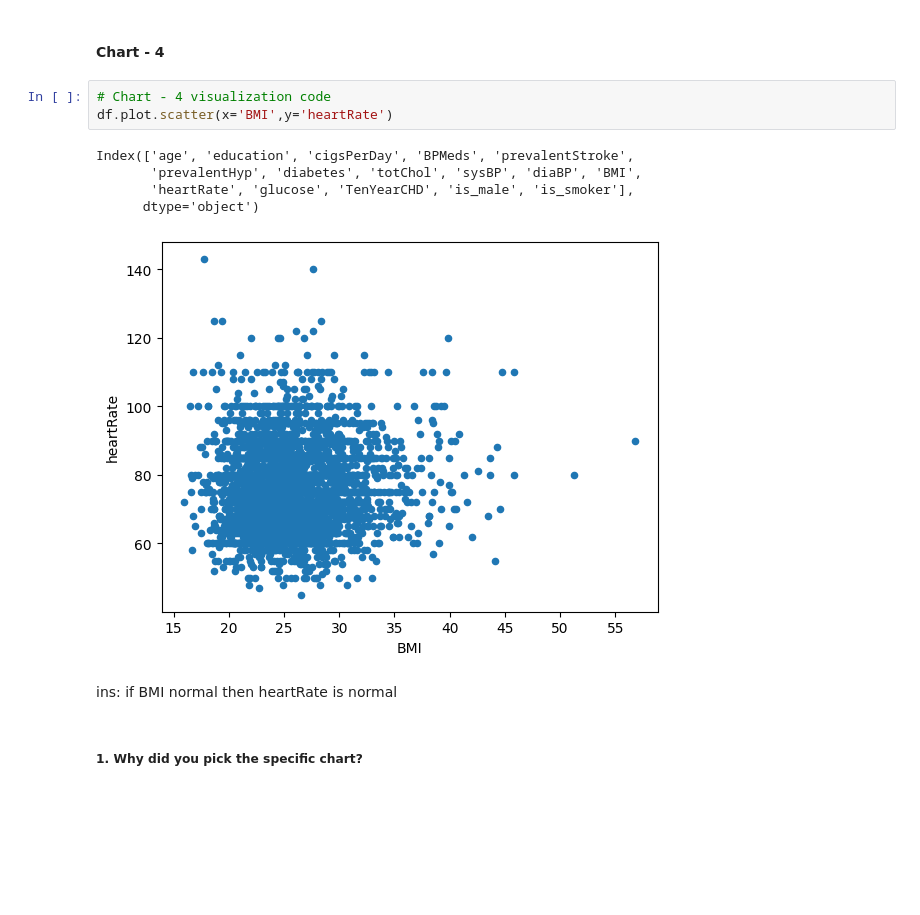
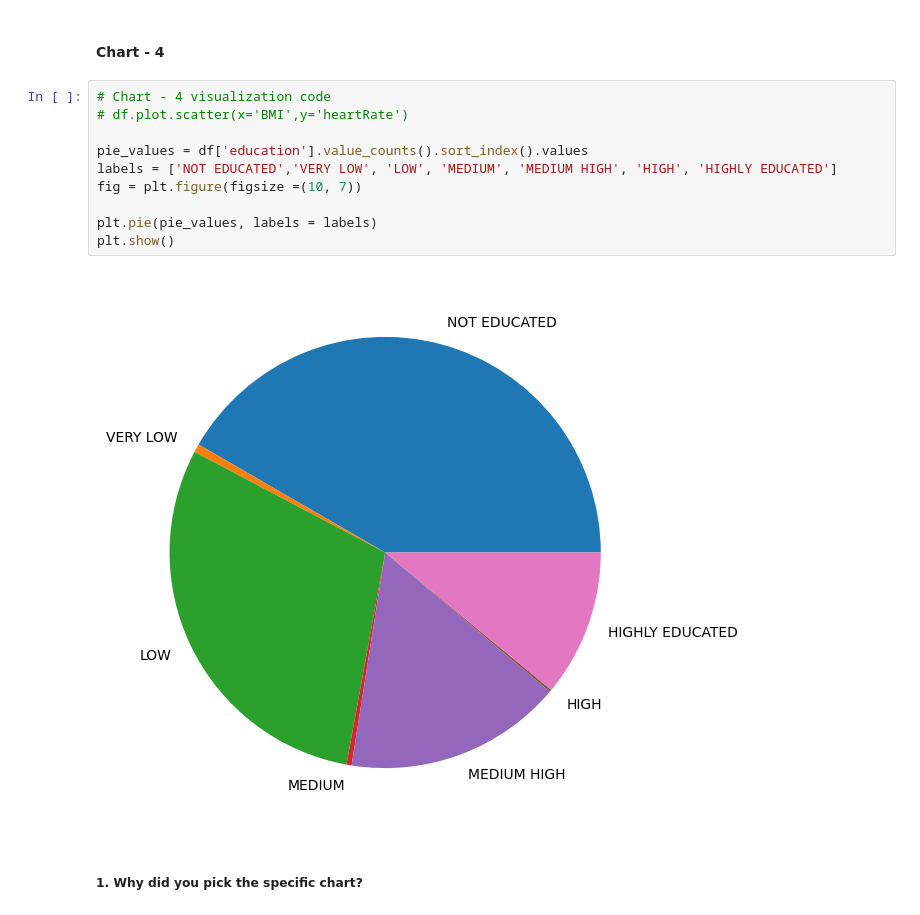
Before and after one commit to 007tickooayush/ML-Classification-Cardiovascular-Risk-Prediction-Project, a Jupyter notebook: Ayush_Tickoo_ML_Capstone_Classification_Project.ipynb, the cells around one changed output. Drawn from its saved outputs; the diff is of its cells as text; blank space fills up the shorter version.

Commit message:
added pie plot for education feature

```diff
--- a/Ayush_Tickoo_ML_Capstone_Classification_Project.ipynb
+++ b/Ayush_Tickoo_ML_Capstone_Classification_Project.ipynb
@@ -552,17 +556,18 @@ Are there any insights that lead to negative growth? Justify with specific reaso
 Answer Here
 # %% [markdown]
 #### Chart - 4
-# %%
-# Chart - 4 visualization code
-df.plot.scatter(x='BMI',y='heartRate')
-# %% [output]
-Index(['age', 'education', 'cigsPerDay', 'BPMeds', 'prevalentStroke',
-       'prevalentHyp', 'diabetes', 'totChol', 'sysBP', 'diaBP', 'BMI',
-       'heartRate', 'glucose', 'TenYearCHD', 'is_male', 'is_smoker'],
-      dtype='object')
-[figure, removed]
-# %% [markdown]
-ins: if BMI normal then heartRate is normal
+# %%
+# Chart - 4 visualization code
+# df.plot.scatter(x='BMI',y='heartRate')
+
+pie_values = df['education'].value_counts().sort_index().values
+labels = ['NOT EDUCATED','VERY LOW', 'LOW', 'MEDIUM', 'MEDIUM HIGH', 'HIGH', 'HIGHLY EDUCATED']
+fig = plt.figure(figsize =(10, 7))
+
+plt.pie(pie_values, labels = labels)
+plt.show()
+# %% [output]
+[figure, added]
 # %% [markdown]
 ##### 1. Why did you pick the specific chart?
 # %% [markdown]
```
Also changed, not shown: parts of 10 cells of this notebook.
